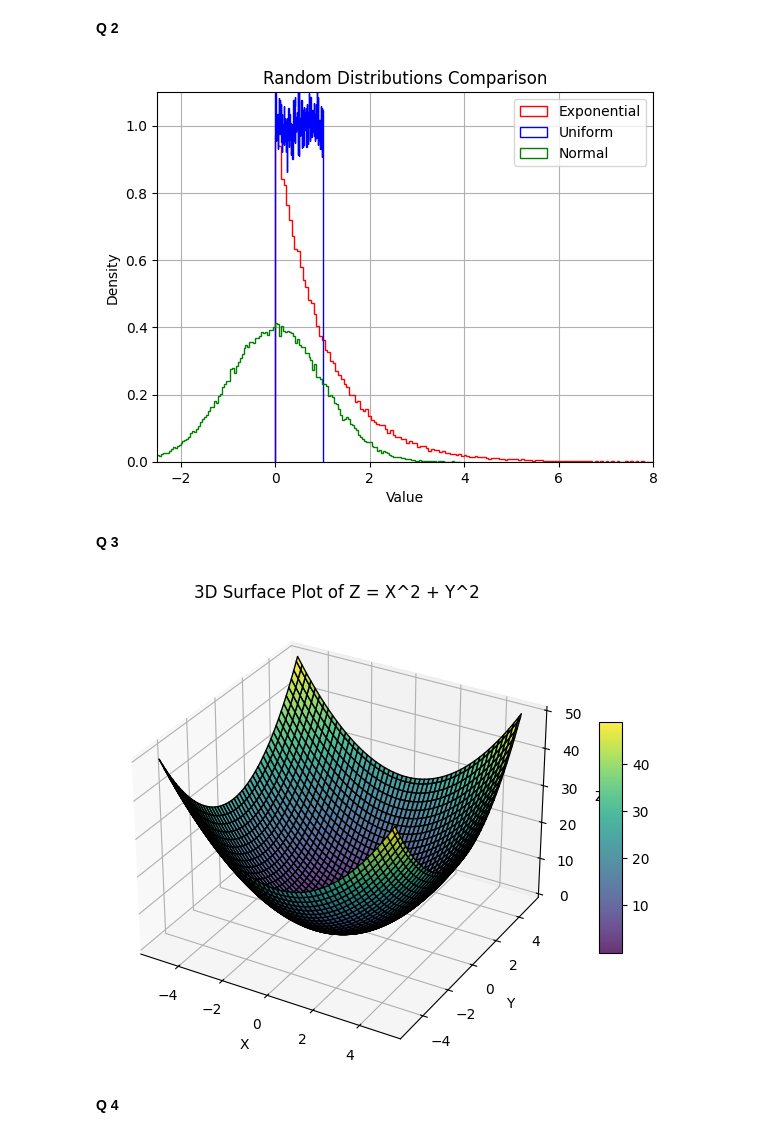
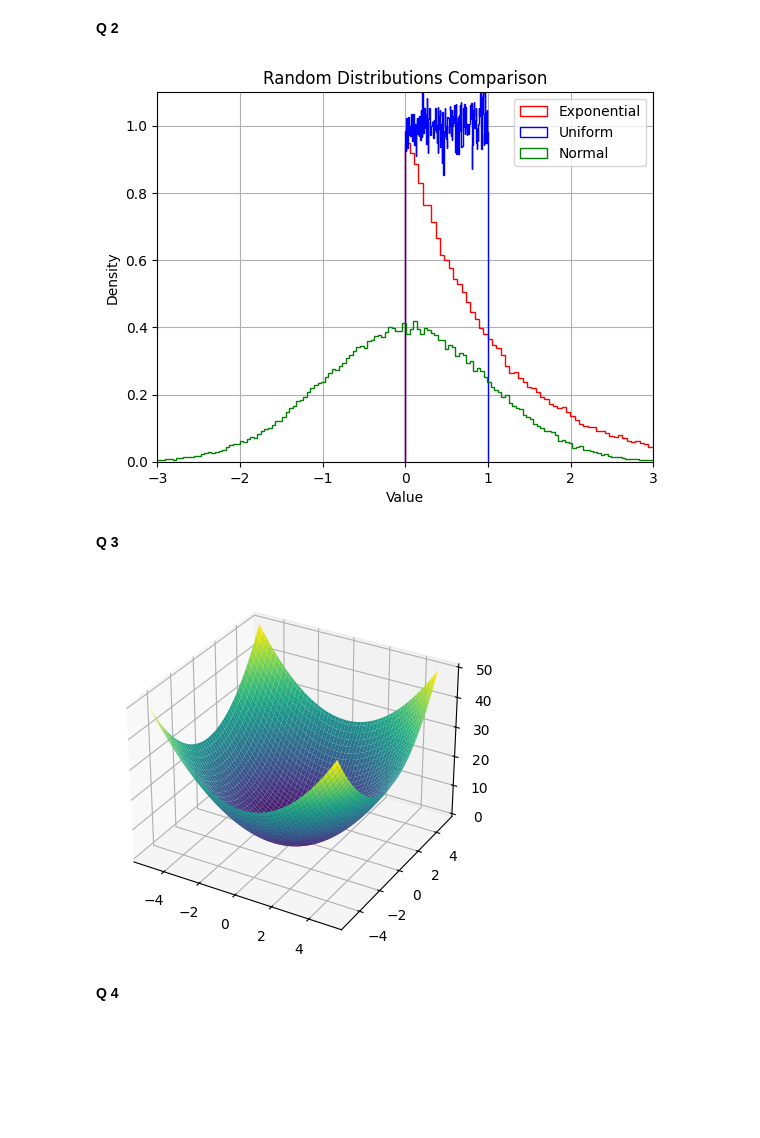
Before and after one commit to Ishan-Tharusha/Deep-Learning-Lab-sheet-01, a Jupyter notebook: dl_labsheet_1_task_1.ipynb, the cells around one changed output. Saved outputs shown, nothing was run; the diff lists cells and outputs as text; code cells hidden in the pictures; blank space fills up the shorter version.

```diff
--- a/dl_labsheet_1_task_1.ipynb
+++ b/dl_labsheet_1_task_1.ipynb
@@ -42,7 +43,7 @@ plt.hist(uni_data, density=True, bins=200, histtype="step", color="blue", label=
 plt.hist(norm_data, density=True, bins=200, histtype="step", color="green", label="Normal")
 
 
-plt.axis([-2.5, 8, 0, 1.1])
+plt.axis([-3, 3, 0, 1.1])
 plt.legend(loc="upper right")
 plt.title("Random Distributions Comparison")
 plt.xlabel("Value")
@@ -50,34 +51,28 @@ plt.ylabel("Density")
 plt.grid(True)
 plt.show()
 # %% [output]
-[figure, old version]
+[figure, new version]
 # %% [markdown]
 **Q 3**
 # %%
 from mpl_toolkits.mplot3d import Axes3D
 # %%
+from mpl_toolkits.mplot3d import Axes3D
+
 x = np.linspace(-5, 5, 100)
 y = np.linspace(-5, 5, 100)
 
 X, Y = np.meshgrid(x, y)
-
 Z = X**2 + Y**2
 
-fig = plt.figure(figsize=(8, 6))
+fig = plt.figure()
+
 ax = fig.add_subplot(111, projection='3d')
-
-surf = ax.plot_surface(X, Y, Z, cmap='viridis', edgecolor='k', alpha=0.8)
-
-ax.set_xlabel('X')
-ax.set_ylabel('Y')
-ax.set_zlabel('Z')
-ax.set_title('3D Surface Plot of Z = X^2 + Y^2')
-
-fig.colorbar(surf, shrink=0.5, aspect=10)
+ax.plot_surface(X, Y, Z, cmap='viridis')
 
 plt.show()
 # %% [output]
-[figure, old version]
+[figure, new version]
 # %% [markdown]
 **Q 4**
 # %%
```
Also changed, not shown: parts of 3 cells of this notebook.
